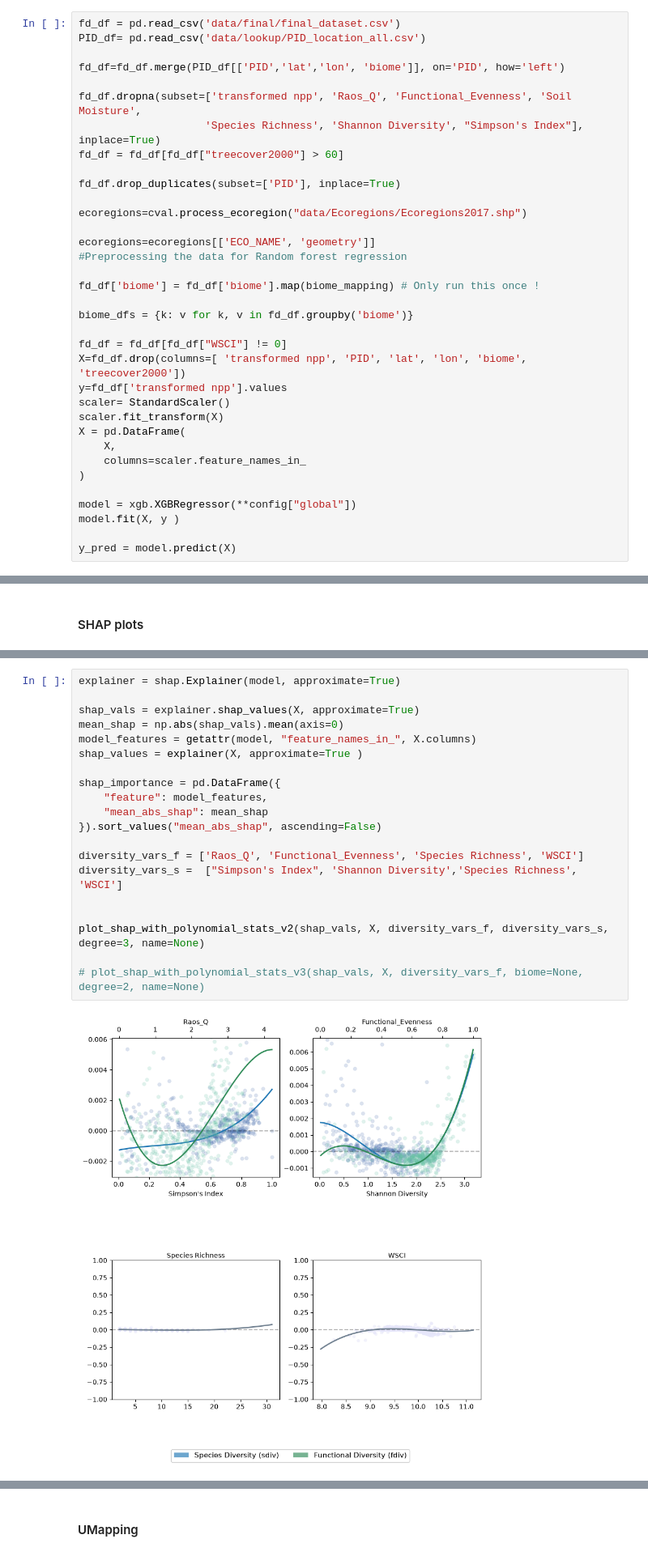
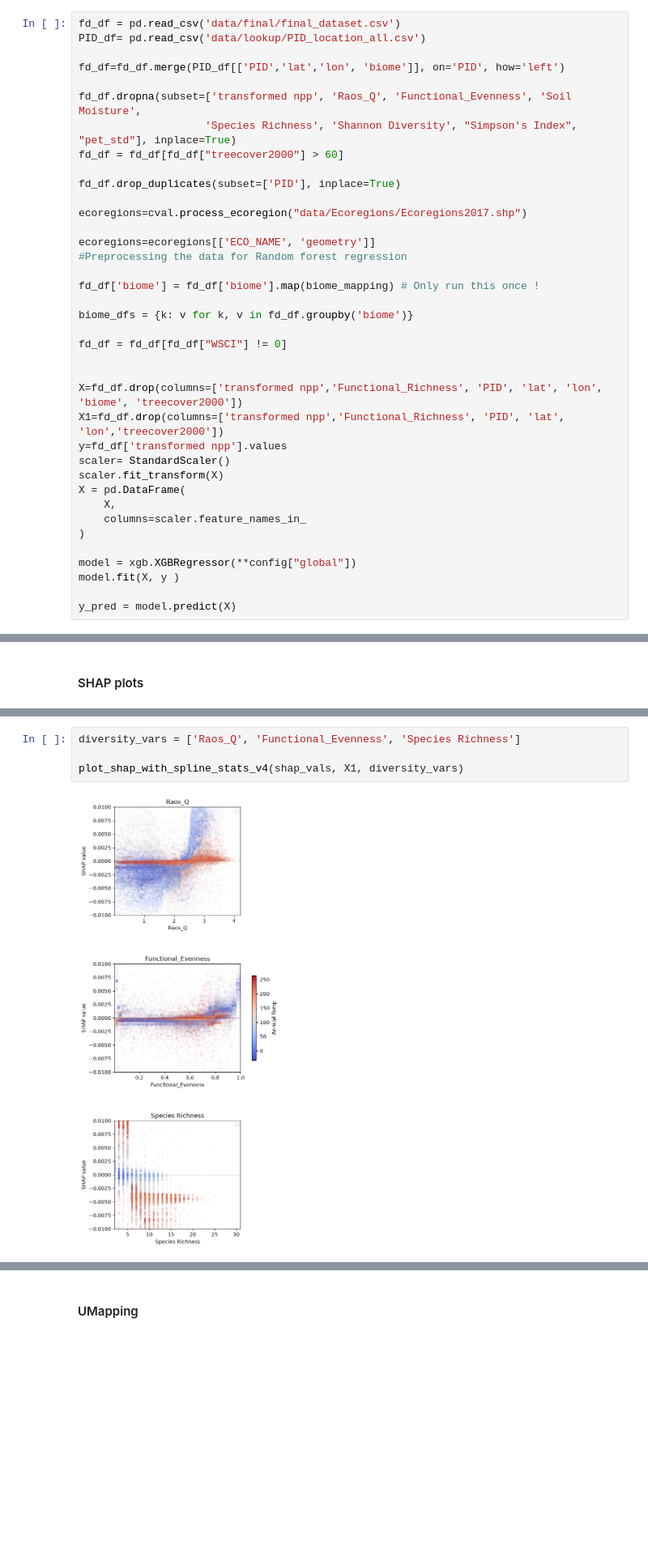
Before and after one commit to qiulinlx/FD_Stability, a Jupyter notebook: global_explainability.ipynb, the cells around one changed output, grey strips where cells are left out. Shown at 81% size. Cells and saved outputs as stored; diff of their text form; blank space fills up the shorter version.

```diff
--- a/global_explainability.ipynb
+++ b/global_explainability.ipynb
@@ -189,7 +438,7 @@ PID_df= pd.read_csv('data/lookup/PID_location_all.csv')
 fd_df=fd_df.merge(PID_df[['PID','lat','lon', 'biome']], on='PID', how='left')
 
 fd_df.dropna(subset=['transformed npp', 'Raos_Q', 'Functional_Evenness', 'Soil Moisture',
-                    'Species Richness', 'Shannon Diversity', "Simpson's Index"], inplace=True)
+                    'Species Richness', 'Shannon Diversity', "Simpson's Index", "pet_std"], inplace=True)
 fd_df = fd_df[fd_df["treecover2000"] > 60]
 
 fd_df.drop_duplicates(subset=['PID'], inplace=True)
@@ -204,7 +453,10 @@ fd_df['biome'] = fd_df['biome'].map(biome_mapping) # Only run this once !
 biome_dfs = {k: v for k, v in fd_df.groupby('biome')}
 
 fd_df = fd_df[fd_df["WSCI"] != 0]
-X=fd_df.drop(columns=[ 'transformed npp', 'PID', 'lat', 'lon', 'biome', 'treecover2000'])
+
+
+X=fd_df.drop(columns=['transformed npp','Functional_Richness', 'PID', 'lat', 'lon', 'biome', 'treecover2000'])
+X1=fd_df.drop(columns=['transformed npp','Functional_Richness', 'PID', 'lat', 'lon','treecover2000'])
 y=fd_df['transformed npp'].values
 scaler= StandardScaler()
 scaler.fit_transform(X)
@@ -494,22 +690,6 @@ def plot_shap_with_polynomial_stats_v3(shap_values, X, features, biome=None, deg
 # %%
-explainer = shap.Explainer(model, approximate=True)
+diversity_vars = ['Raos_Q', 'Functional_Evenness', 'Species Richness']
 
-shap_vals = explainer.shap_values(X, approximate=True)
-mean_shap = np.abs(shap_vals).mean(axis=0)
-model_features = getattr(model, "feature_names_in_", X.columns)
-shap_values = explainer(X, approximate=True )
-
-shap_importance = pd.DataFrame({
-    "feature": model_features,
-    "mean_abs_shap": mean_shap
-}).sort_values("mean_abs_shap", ascending=False)
-
-diversity_vars_f = ['Raos_Q', 'Functional_Evenness', 'Species Richness', 'WSCI']
-diversity_vars_s =  ["Simpson's Index", 'Shannon Diversity','Species Richness', 'WSCI']
-
-
-plot_shap_with_polynomial_stats_v2(shap_vals, X, diversity_vars_f, diversity_vars_s, degree=3, name=None)
-
-# plot_shap_with_polynomial_stats_v3(shap_vals, X, diversity_vars_f, biome=None, degree=2, name=None)
+plot_shap_with_spline_stats_v4(shap_vals, X1, diversity_vars)
 # %% [output]
-[figure, old version]
+[figure, new version]
```
Also changed, not shown: parts of 23 cells of this notebook, 17 other files.
